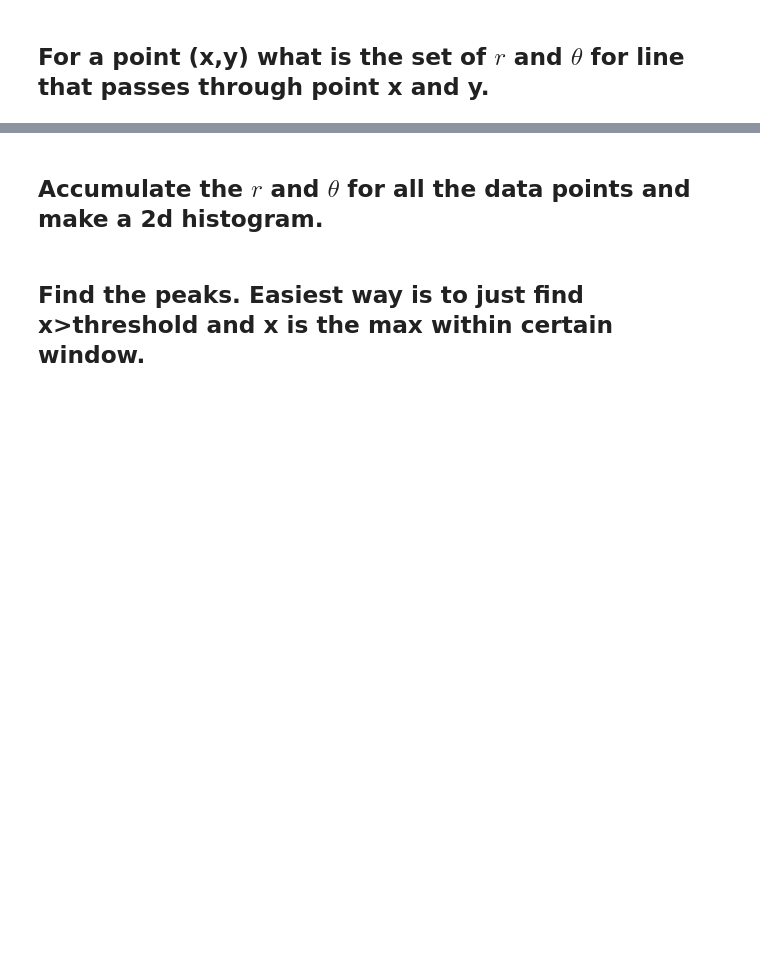
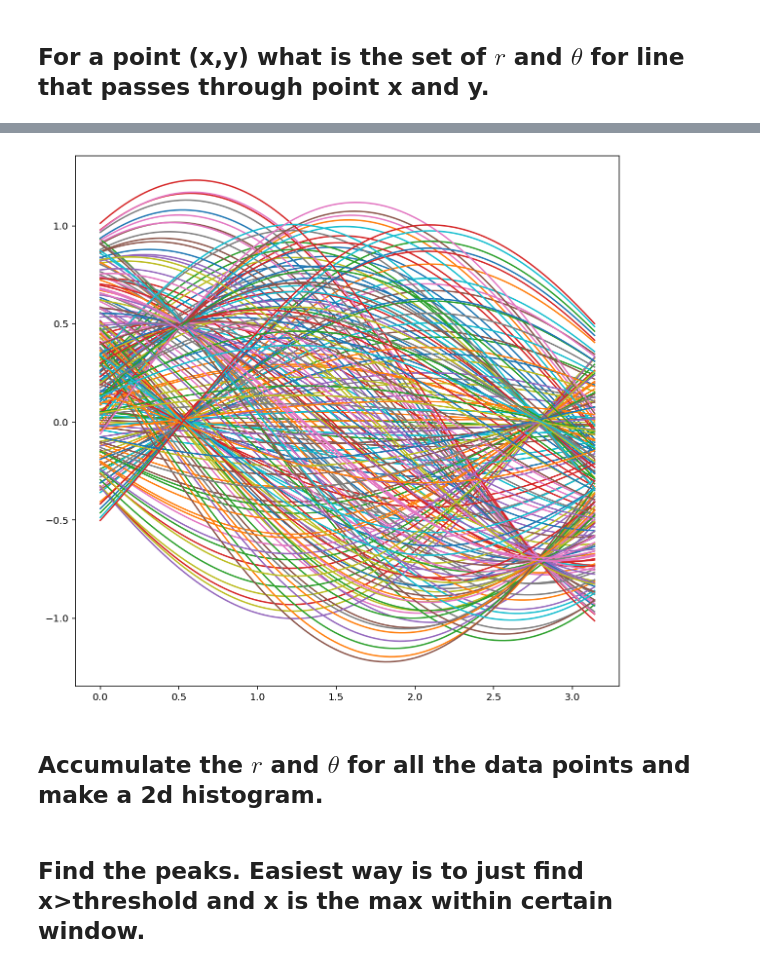
Before and after one commit to MUIC-Numerical-Methods-2018/extra-2-hough-transform, a Jupyter notebook: HoughTransform.ipynb, the cells around one changed output, grey strips where cells are left out. Saved outputs shown, nothing was run; the diff lists cells and outputs as text; code cells hidden in the pictures; blank space fills up the shorter version.

```diff
--- a/HoughTransform.ipynb
+++ b/HoughTransform.ipynb
@@ -49,3 +68,10 @@ def generate_line(r, rad, tmin=-1, tmax=1, n=20):
+# %%
+plt.figure(figsize=(10,10))
+for x, y in data:
+    r_theta = r_theta_for_point(x, y)
+    plt.plot(r_theta[:, 0], r_theta[:, 1])
+# %% [output]
+[figure, added]
 # %% [markdown]
 ## Accumulate the $r$ and $\theta$ for all the data points and make a 2d histogram.
 # %% [markdown]
```
Also changed, not shown: parts of 2 cells of this notebook.
